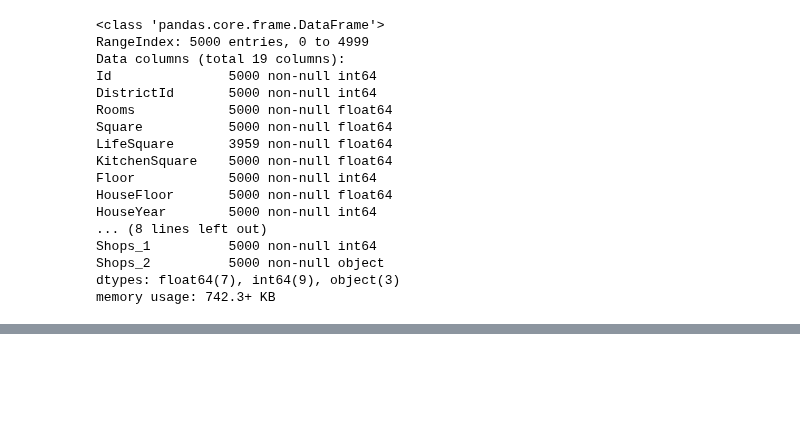
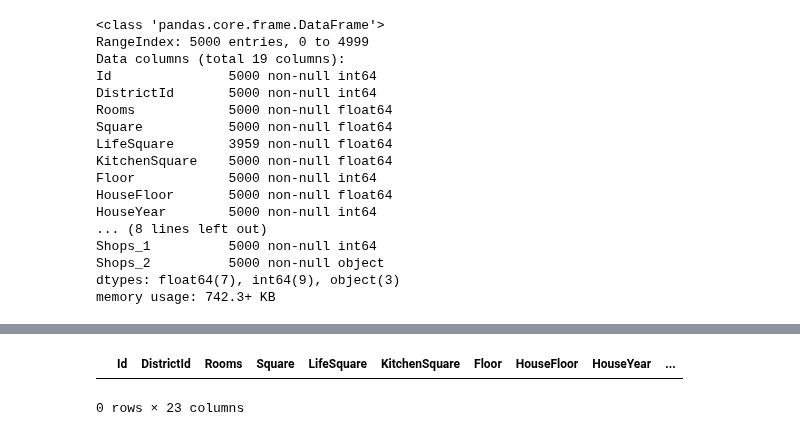
Before and after one commit to ZinchenkoVasil/python, a Jupyter notebook: VZinchenko.ipynb, the cells around one changed output, grey strips where cells are left out. Cells and saved outputs as stored; diff of their text form; code cells hidden in the pictures; blank space fills up the shorter version.

```diff
--- a/VZinchenko.ipynb
+++ b/VZinchenko.ipynb
@@ -22,7 +22,7 @@ data = data.loc[data['Rooms']<10,:]
 
 data = data.loc[data['Price'].between(30000,600000),:]
 
-data['LifeSquare'] = data['LifeSquare'].fillna(data['Square'])
+data['LifeSquare'] = data['LifeSquare'].fillna(data.loc[:,'LifeSquare'].mean())
 
 data.loc[(data['Square']<15)&(data['LifeSquare']>15),'Square'] = data['LifeSquare']
 
@@ -113,7 +113,7 @@ from sklearn.ensemble import RandomForestRegressor as RF
 # %%
 clf = RF(max_depth=18,n_estimators=40,max_features=3,random_state=100)
 # %%
-parameters = [{'n_estimators': [20,25,30,35,40,45,50],'max_features': np.arange(3,5),'max_depth': np.arange(10,30)}]
+parameters = [{'n_estimators': [30,35,40,45,50,55,60],'max_features': np.arange(3,5),'max_depth': np.arange(10,30)}]
 # %%
 from sklearn.model_selection import GridSearchCV
 # %%
@@ -270,6 +268,8 @@ Shops_2          5000 non-null object
 dtypes: float64(7), int64(9), object(3)
 memory usage: 742.3+ KB
 # %%
+test.loc[test['Rooms']>9, 'Rooms'] = 2
+
 test['LifeSquare'] = test['LifeSquare'].fillna(test['Square'])
 
 test.loc[(test['Square']<15)&(test['LifeSquare']>15),'Square'] = test['LifeSquare']
@@ -323,2 +302,7 @@ test.loc[:,['Id','Price']]
+# %%
+test.loc[test['Rooms']>=10,:]
+# %% [output]
+|  | Id | DistrictId | Rooms | Square | LifeSquare | KitchenSquare | Floor | HouseFloor | HouseYear | ... |
+0 rows × 23 columns
 # %%
 test.loc[:,['Id','Price']].to_csv('output/VZinchenko_predictions.csv',index=None)
```
Also changed, not shown: parts of 12 cells of this notebook, 1 other file.
